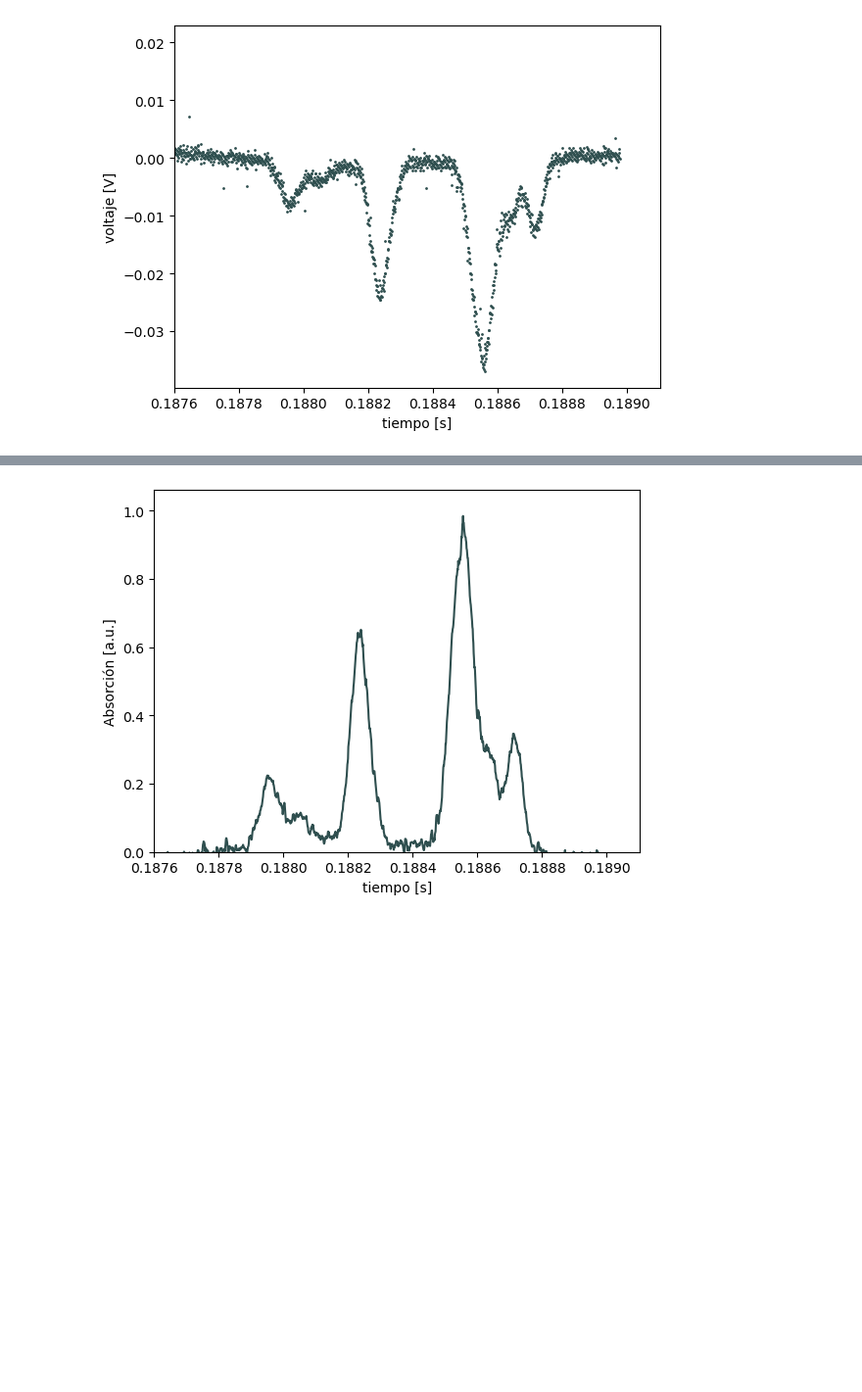
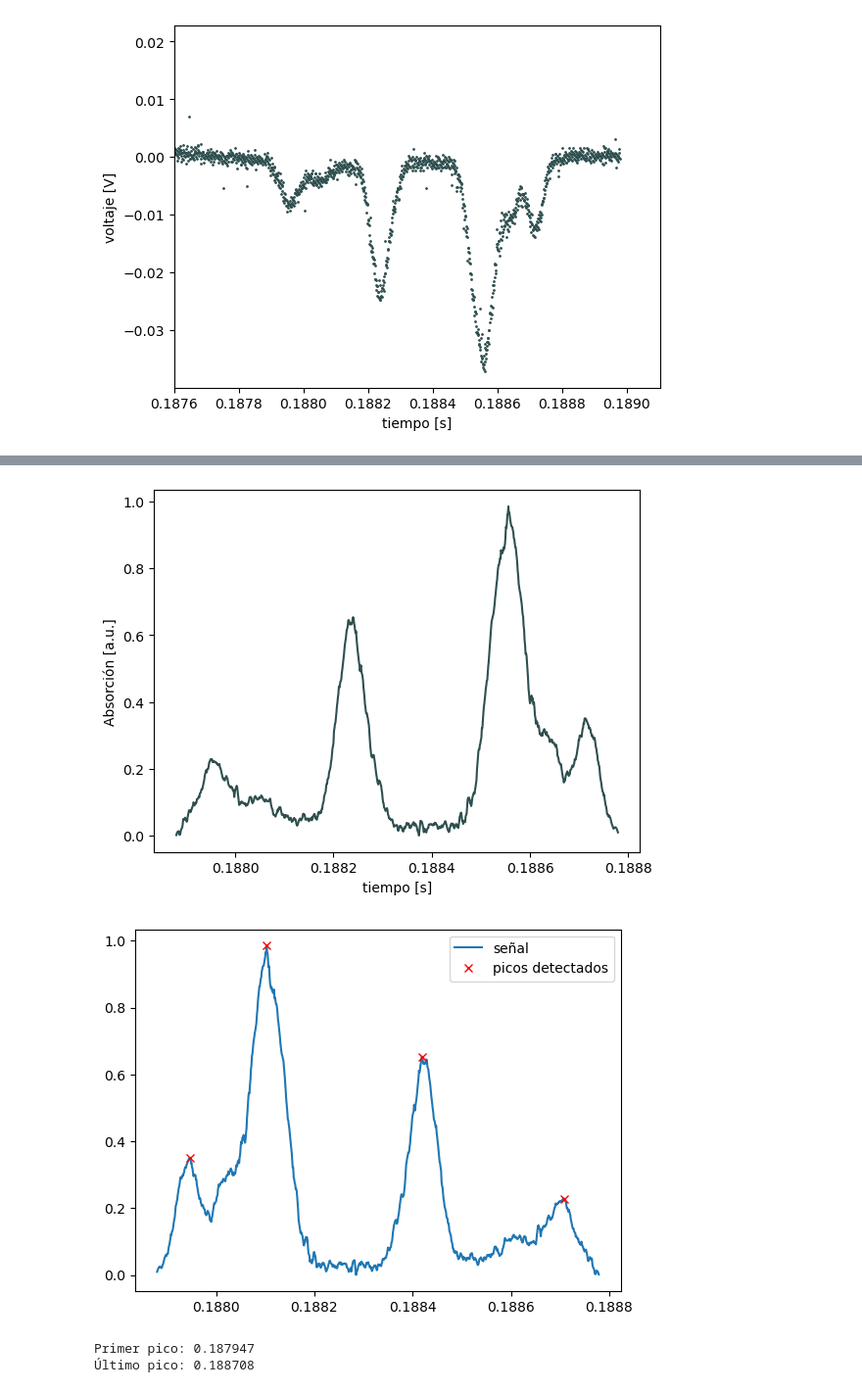
Before and after one commit to mauri-stack/labo5, a Jupyter notebook: espectroscopía_láser/análisis_espectro_básico/análisis_espectro.ipynb, the cells around one changed output, grey strips where cells are left out. Shown at 98% size. Cells and saved outputs as stored; diff of their text form; code cells hidden in the pictures; blank space fills up the shorter version.

```diff
--- a/espectroscopía_láser/análisis_espectro_básico/análisis_espectro.ipynb
+++ b/espectroscopía_láser/análisis_espectro_básico/análisis_espectro.ipynb
@@ -148,13 +150,46 @@ plt.show()
 from scipy.signal import savgol_filter
 señal_suavizada = savgol_filter(espectro_norm, window_length=11, polyorder=2)
 
-plt.plot(tiempos2, señal_suavizada, "-", markersize=2, color = 'darkslategray')
+plt.plot(t_espectro, señal_suavizada, "-", markersize=2, color = 'darkslategray')
 
 plt.xlabel('tiempo [s]')
 plt.ylabel('Absorción [a.u.]')
 
-plt.xlim(0.1876)
-plt.ylim(0)
 plt.show()
 # %% [output]
-[figure, old version]
+[figure, new version]
+# %%
+# Asignar frecuencias relativas
+
+# por alguna razón está espejado el espectro, lo pongo bien
+
+espectro_suave = señal_suavizada[::-1]
+
+
+#encuentro el primer y último pico
+
+peaks, props = find_peaks(
+    espectro_suave,
+    height=0.2,        # altura mínima del pico
+    distance=100,       # distancia mínima en puntos entre picos
+    prominence=0.05    # "prominencia" mínima (cuán destacado es el pico)
+)
+
+plt.plot(t_espectro, espectro_suave , label="señal")
+plt.plot(t_espectro[peaks], espectro_suave[peaks], "rx", label="picos detectados")
+plt.legend()
+plt.show()
+
+
+# para reescalear y pasar de tiempos a frecuencias, tomo el primer pico y le
+# asignamos la frecuencia de la primera línea del Rb, y lo mismo para el último
+# y reescaleamos según eso todo el resto de tiempos
+
+# obtener primer y último pico real
+x_first, x_last = t_espectro[peaks][0], t_espectro[peaks][-1]
+print("Primer pico:", x_first)
+print("Último pico:", x_last)
+# %% [output]
+[figure, added]
+Primer pico: 0.187947
+Último pico: 0.188708
```
Also changed, not shown: parts of 24 cells of this notebook, 2 other files.
